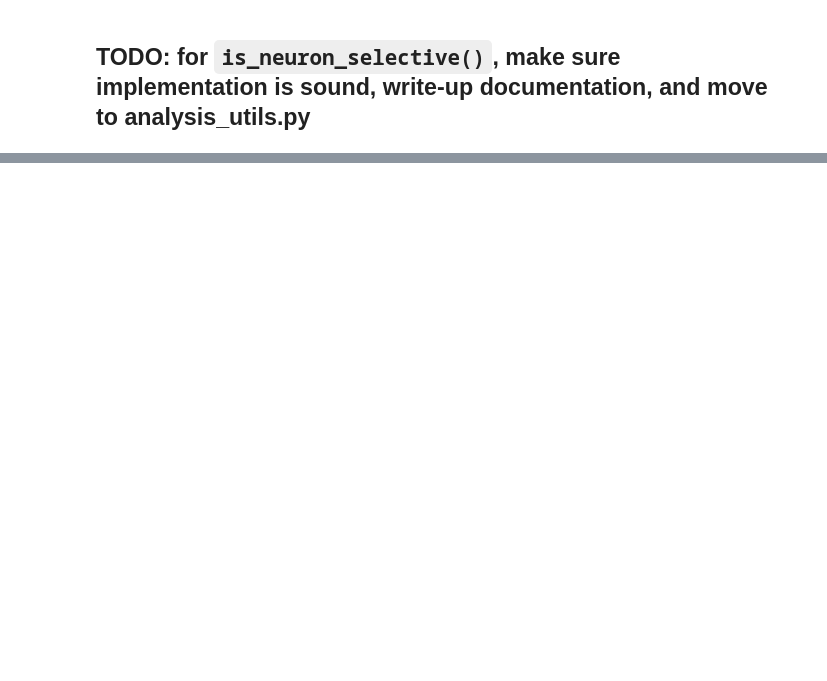
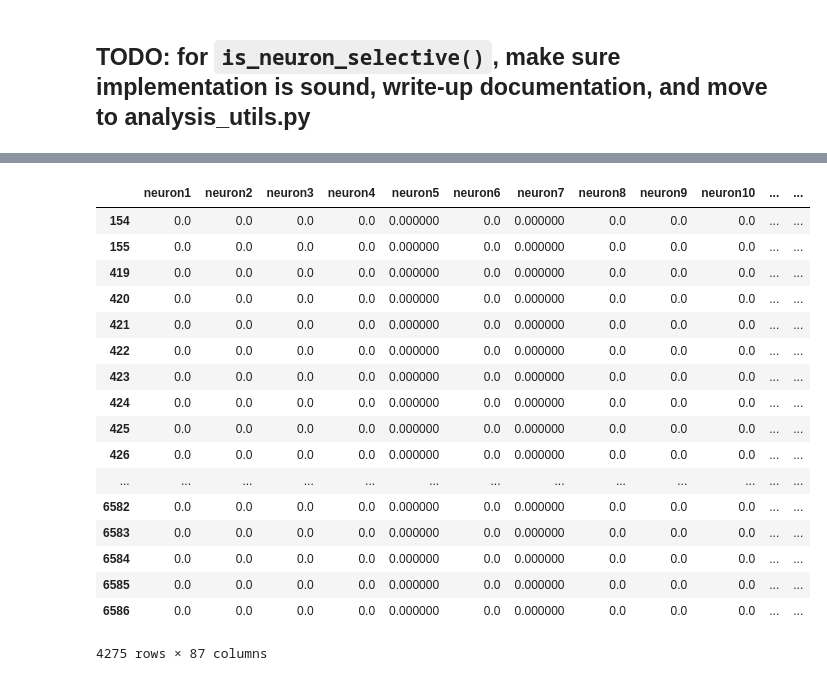
Before and after one commit to smu160/PvsNP, a Jupyter notebook: EPM_Analysis.ipynb, the cells around one changed output, grey strips where cells are left out. Cells and saved outputs as stored; diff of their text form; code cells hidden in the pictures; blank space fills up the shorter version.

```diff
--- a/EPM_Analysis.ipynb
+++ b/EPM_Analysis.ipynb
@@ -44,7 +44,7 @@ Found: activity_drd46.csv in: /Users/saveliyyusufov/Hen_Lab/Mice/EPM/drd46_exper
 # %%
 # au.run_epm_analysis(raw_files)
 # %%
-RAW_DRD87 = "~/Hen_Lab/Mice/EPM/drd87_experiments/Raw_EPM_drd87.csv"
+RAW_DRD87 = "/Users/saveliyyusufov/Hen_Lab/Mice/EPM/drd87_experiments/Raw_EPM_drd87.csv"
 data = pd.read_csv(RAW_DRD87, header=None)
-_, AUC_dataframe, _ = SigProc.detect_ca_transients_mossy(data, 2, 0.5, 0.2, 10)
+_, AUC_dataframe, cell_transients_dataframe = SigProc.detect_ca_transients_mossy(data, 2, 0.5, 0.2, 10)
 # %%
@@ -364,0 +372,21 @@ au.load_activities_dataframe(result_dataframe, cell_transients_dataframe)
+# %%
+neuron_concated_behavior.loc[neuron_concated_behavior["ClosedArms_centerpoint"] != 0] #loc[0:61, "Trial_time"]
+# %% [output]
+|  | neuron1 | neuron2 | neuron3 | neuron4 | neuron5 | neuron6 | neuron7 | neuron8 | neuron9 | neuron10 | ... | ... |
+| 154 | 0.0 | 0.0 | 0.0 | 0.0 | 0.000000 | 0.0 | 0.000000 | 0.0 | 0.0 | 0.0 | ... | ... |
+| 155 | 0.0 | 0.0 | 0.0 | 0.0 | 0.000000 | 0.0 | 0.000000 | 0.0 | 0.0 | 0.0 | ... | ... |
+| 419 | 0.0 | 0.0 | 0.0 | 0.0 | 0.000000 | 0.0 | 0.000000 | 0.0 | 0.0 | 0.0 | ... | ... |
+| 420 | 0.0 | 0.0 | 0.0 | 0.0 | 0.000000 | 0.0 | 0.000000 | 0.0 | 0.0 | 0.0 | ... | ... |
+| 421 | 0.0 | 0.0 | 0.0 | 0.0 | 0.000000 | 0.0 | 0.000000 | 0.0 | 0.0 | 0.0 | ... | ... |
+| 422 | 0.0 | 0.0 | 0.0 | 0.0 | 0.000000 | 0.0 | 0.000000 | 0.0 | 0.0 | 0.0 | ... | ... |
+| 423 | 0.0 | 0.0 | 0.0 | 0.0 | 0.000000 | 0.0 | 0.000000 | 0.0 | 0.0 | 0.0 | ... | ... |
+| 424 | 0.0 | 0.0 | 0.0 | 0.0 | 0.000000 | 0.0 | 0.000000 | 0.0 | 0.0 | 0.0 | ... | ... |
+| 425 | 0.0 | 0.0 | 0.0 | 0.0 | 0.000000 | 0.0 | 0.000000 | 0.0 | 0.0 | 0.0 | ... | ... |
+| 426 | 0.0 | 0.0 | 0.0 | 0.0 | 0.000000 | 0.0 | 0.000000 | 0.0 | 0.0 | 0.0 | ... | ... |
+| ... | ... | ... | ... | ... | ... | ... | ... | ... | ... | ... | ... | ... |
+| 6582 | 0.0 | 0.0 | 0.0 | 0.0 | 0.000000 | 0.0 | 0.000000 | 0.0 | 0.0 | 0.0 | ... | ... |
+| 6583 | 0.0 | 0.0 | 0.0 | 0.0 | 0.000000 | 0.0 | 0.000000 | 0.0 | 0.0 | 0.0 | ... | ... |
+| 6584 | 0.0 | 0.0 | 0.0 | 0.0 | 0.000000 | 0.0 | 0.000000 | 0.0 | 0.0 | 0.0 | ... | ... |
+| 6585 | 0.0 | 0.0 | 0.0 | 0.0 | 0.000000 | 0.0 | 0.000000 | 0.0 | 0.0 | 0.0 | ... | ... |
+| 6586 | 0.0 | 0.0 | 0.0 | 0.0 | 0.000000 | 0.0 | 0.000000 | 0.0 | 0.0 | 0.0 | ... | ... |
+4275 rows × 87 columns
```
Also changed, not shown: parts of 15 cells of this notebook.
